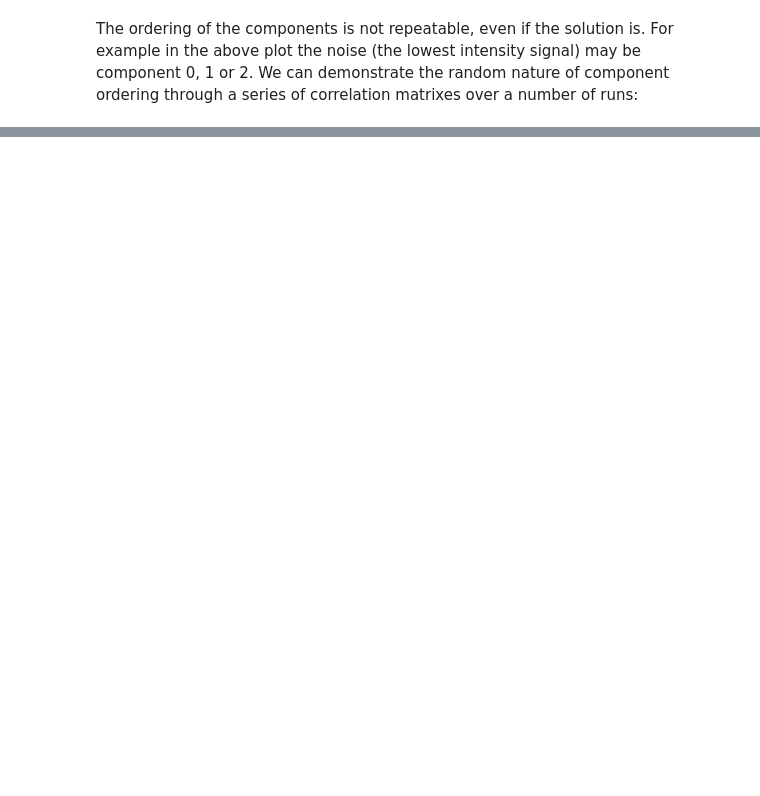
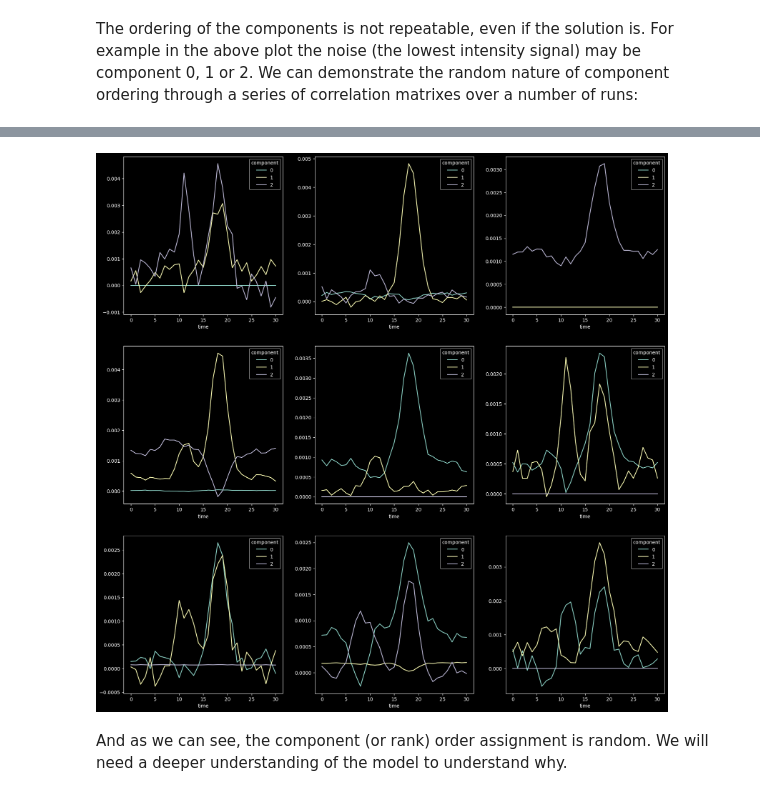
Before and after one commit to jonathanstathakis/pca_analysis, a Jupyter notebook: pca_analysis/notebooks/experiments/component_ordering.ipynb, the cells around one changed output, grey strips where cells are left out. Cells and saved outputs as stored; diff of their text form; code cells hidden in the pictures; blank space fills up the shorter version.

```diff
--- a/pca_analysis/notebooks/experiments/component_ordering.ipynb
+++ b/pca_analysis/notebooks/experiments/component_ordering.ipynb
@@ -174,0 +56,25 @@ At a later date I will need to investigate how the components are ordered during
+# %%
+import matplotlib.pyplot as plt
+import numpy as np
+from pca_analysis.parafac2_pipeline.estimators import PARAFAC2
+
+fig, axes = plt.subplots(
+    3,
+    3,
+)
+
+for ax in np.ravel(axes):
+    parafac2 = PARAFAC2(rank=3, linesearch=False, nn_modes="all", n_iter_max=1)
+    parafac2.fit_transform(raw_data.to_numpy())
+
+    component_xr = parafac2.get_sample_component_tensors(
+        as_xarr=True, input_coords=raw_data.coords
+    )
+    component_xr.sel(sample=10, mz=39).plot.line(x="time", ax=ax)
+fig.set_figwidth(20)
+fig.set_figheight(20)
+fig.show()
+# %% [output]
+[figure, added]
+# %% [markdown]
+And as we can see, the component (or rank) order assignment is random. We will need a deeper understanding of the model to understand why.
```
Also changed, not shown: parts of 12 cells of this notebook, 19 other files.
